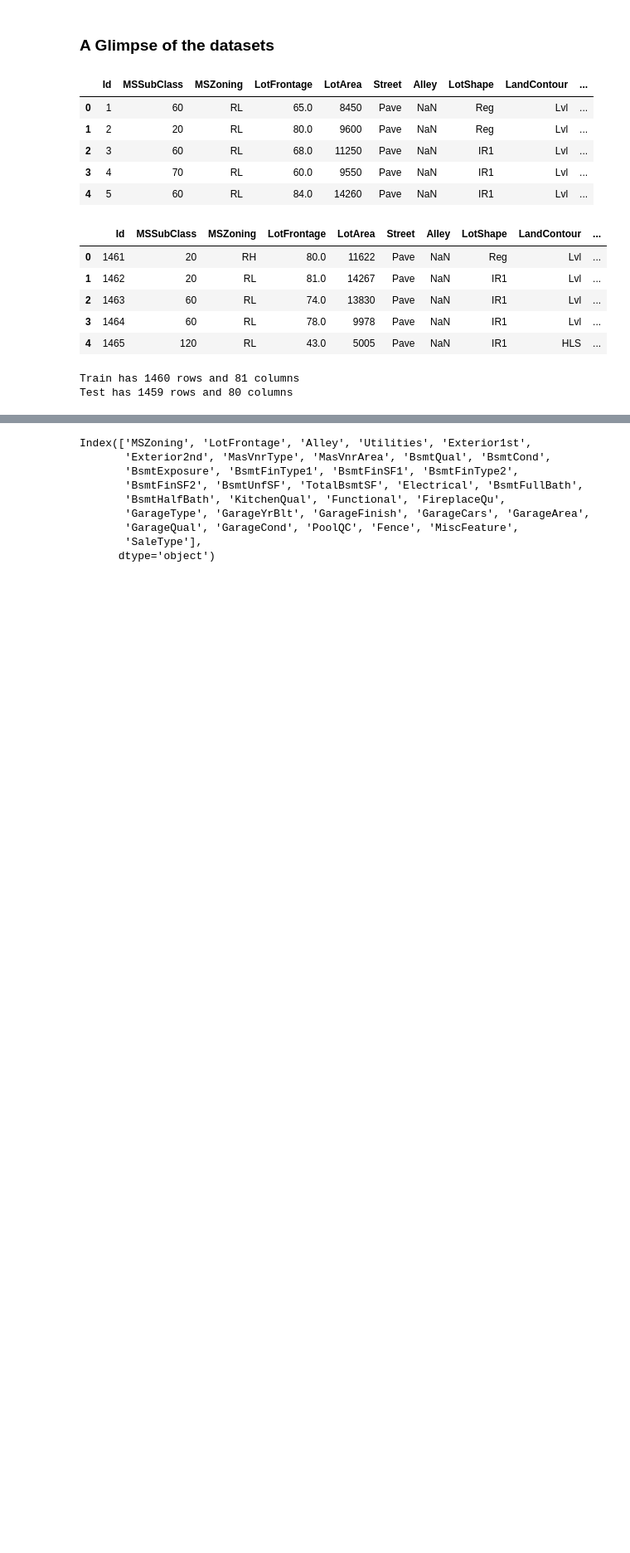
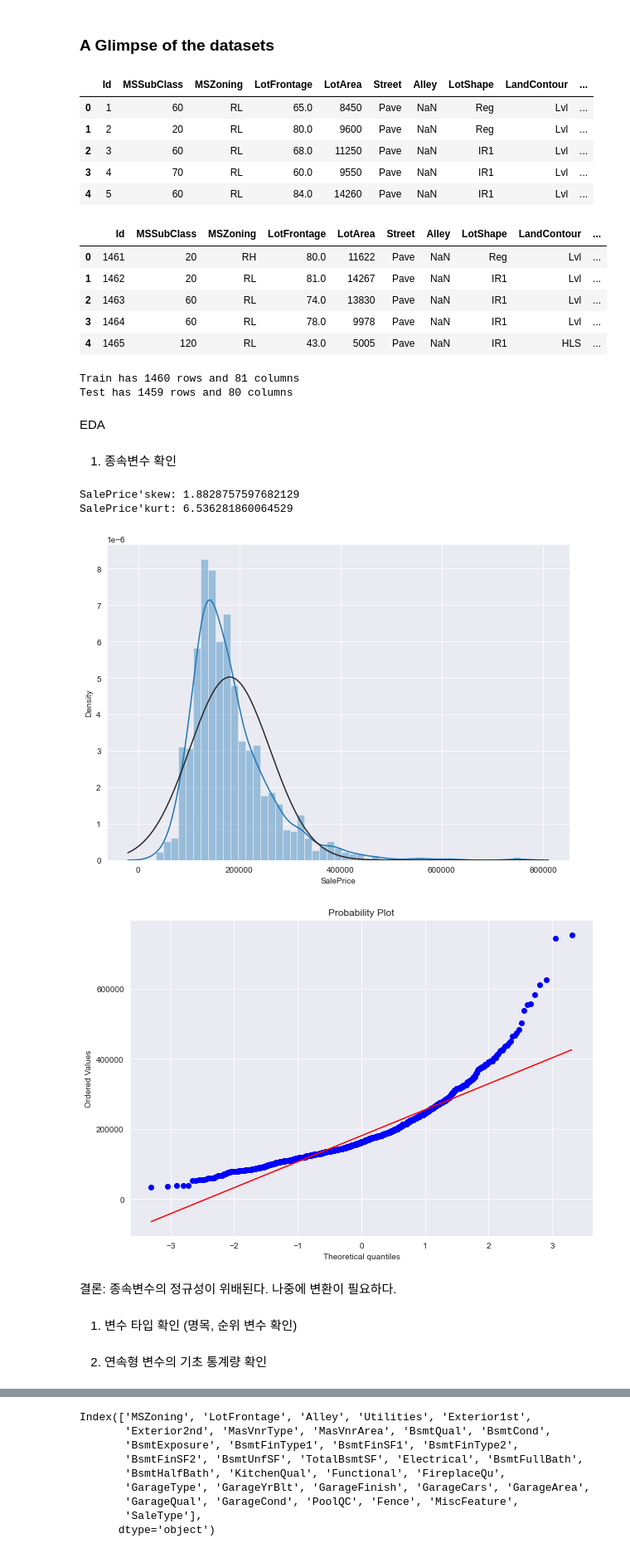
Before and after one commit to darooty/Kaggle_HousePrices_AdvancedRegressionTechniques, a Jupyter notebook: HousePrices.ipynb, the cells around one changed output, grey strips where cells are left out. Shown: that part at 83% size. Saved outputs shown, nothing was run; the diff lists cells and outputs as text; code cells hidden in the pictures; blank space fills up the shorter version.

```diff
--- a/HousePrices.ipynb
+++ b/HousePrices.ipynb
@@ -58,3 +61,25 @@ Test has 1459 rows and 80 columns
+# %% [markdown]
+EDA
+# %% [markdown]
+1. 종속변수 확인
+# %%
+print(f"SalePrice'skew: {train.SalePrice.skew()}")
+print(f"SalePrice'kurt: {train.SalePrice.kurt()}")
+plt.subplots(figsize=(10, 7))
+sns.distplot(train.SalePrice, fit=norm)
+plt.show()
+plt.subplots(figsize=(10, 7))
+probplot(train.SalePrice, plot=plt)
+plt.show()
+# %% [output]
+SalePrice'skew: 1.8828757597682129
+SalePrice'kurt: 6.536281860064529
+[figure, added]
+[figure, added]
+# %% [markdown]
+결론: 종속변수의 정규성이 위배된다. 나중에 변환이 필요하다.
+# %% [markdown]
+1. 변수 타입 확인 (명목, 순위 변수 확인)
 # %%
 nominal_vars = [
     'MSZoning', 'LandContour', 'LotConfig', 'Neighborhood', 'Condition1', 'Condition2',
@@ -69,3 +94,5 @@ order_vars = [
     'BsmtFinType2', 'HeatingQC', 'KitchenQual', 'FireplaceQu', 'GarageFinish',
     'GarageQual', 'GarageCond', 'PavedDrive', 'PoolQC', 'Fence'
 ]
+# %% [markdown]
+2. 연속형 변수의 기초 통계량 확인
```
Also changed, not shown: parts of 53 cells of this notebook.
